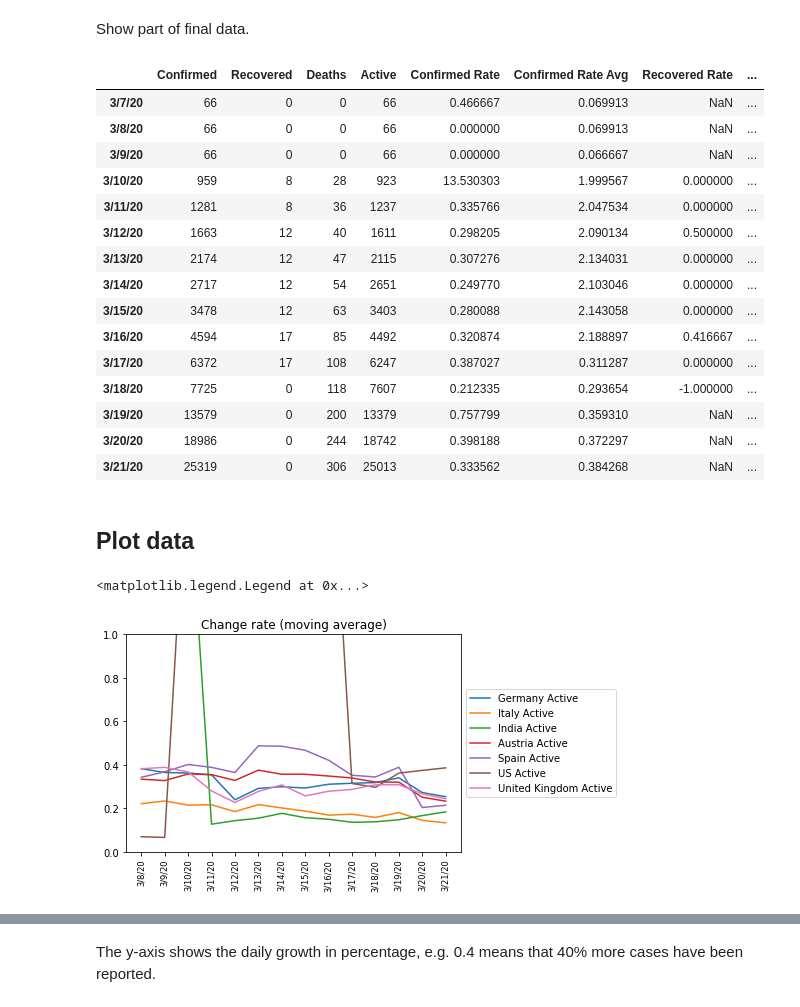
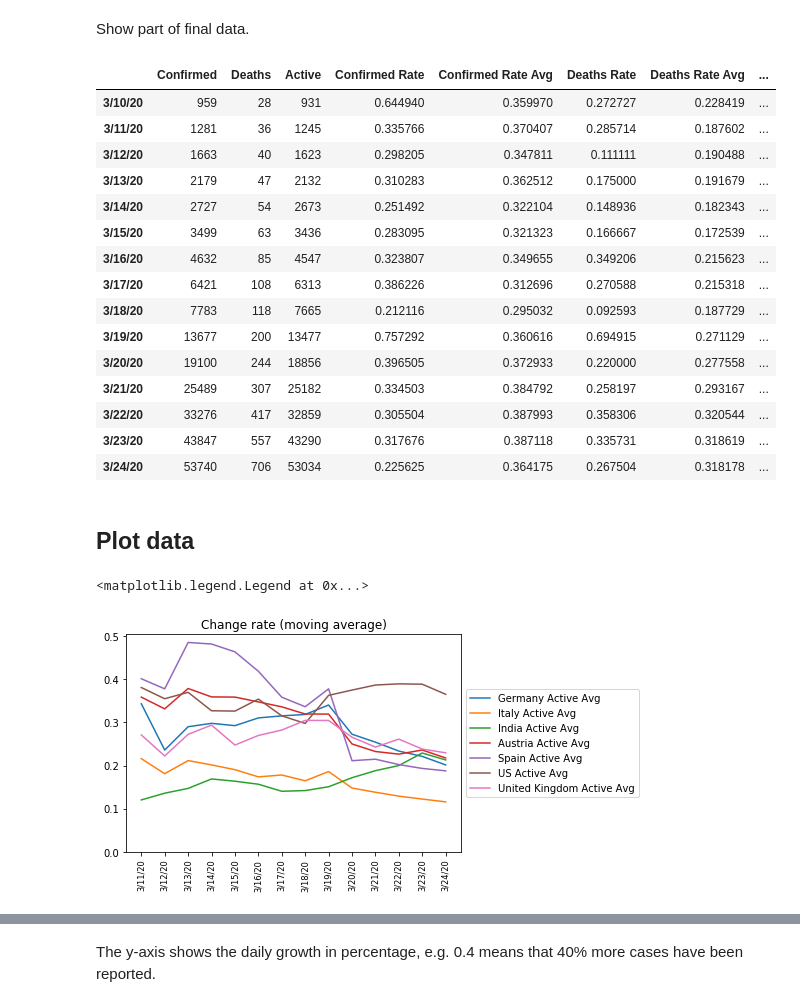
Before and after one commit to rpreiss07/covid19, a Jupyter notebook: index.ipynb, the cells around one changed output, grey strips where cells are left out. Saved outputs shown, nothing was run; the diff lists cells and outputs as text; code cells hidden in the pictures.

Commit message:
- Adapt to new address of data source - Remove RECOVERED as currently not supported by raw data - Remove work-around for decomposed countries - Use logarithmic scaling

```diff
--- a/index.ipynb
+++ b/index.ipynb
@@ -12,12 +12,13 @@ Read their terms of use! Last time I checked it, it is strictly for public use i
 import pandas as pd
 import numpy as np
 
-raw_types = [ "Confirmed", "Recovered", "Deaths" ]
+# raw_types = [ "Confirmed", "Recovered", "Deaths" ]
+raw_types = [ "Confirmed", "Deaths" ]
 
 raw_urls = {}
-raw_urls["Confirmed"] = "https://raw.githubusercontent.com/CSSEGISandData/COVID-19/master/csse_covid_19_data/csse_covid_19_time_series/time_series_19-covid-Confirmed.csv"
-raw_urls["Recovered"] = "https://raw.githubusercontent.com/CSSEGISandData/COVID-19/master/csse_covid_19_data/csse_covid_19_time_series/time_series_19-covid-Recovered.csv"
-raw_urls["Deaths"] = "https://raw.githubusercontent.com/CSSEGISandData/COVID-19/master/csse_covid_19_data/csse_covid_19_time_series/time_series_19-covid-Deaths.csv"
+raw_urls["Confirmed"] = "https://raw.githubusercontent.com/CSSEGISandData/COVID-19/master/csse_covid_19_data/csse_covid_19_time_series/time_series_covid19_confirmed_global.csv"
+# Deprecated: raw_urls["Recovered"] = "https://raw.githubusercontent.com/CSSEGISandData/COVID-19/master/csse_covid_19_data/csse_covid_19_time_series/time_series_19-covid-Recovered.csv"
+raw_urls["Deaths"] = "https://raw.githubusercontent.com/CSSEGISandData/COVID-19/master/csse_covid_19_data/csse_covid_19_time_series/time_series_covid19_deaths_global.csv"
 
 raw_df = {}
 for raw_type in raw_types:
@@ -52,7 +53,7 @@ Via the following list you can adapt which countries to be analyzed.
 
 Note: For some countries (e.g. China, United States), the input data is further decomposed into provinces/states. Only some of these countries are supported, see below.
 # %%
-countries = [ 'Germany', 'Italy', 'India', 'Austria', 'Spain' ]
+countries = [ 'Germany', 'Italy', 'India', 'Austria', 'Spain', 'US', 'United Kingdom' ]
 # %% [markdown]
 Check that all countries have accociated data.
 # %%
@@ -87,13 +88,14 @@ raw_df[raw_types[0]]
 # %%
 decomposed_countries = {}
 
+# Not required anymore, US now appears as sum as well
 # Use first 52 entries as list of states in US
-us_states = raw_df[raw_types[0]][raw_df[raw_types[0]]['Country/Region']=='US'][:52]
-decomposed_countries['US'] = us_states['Province/State'].tolist()
+#us_states = raw_df[raw_types[0]][raw_df[raw_types[0]]['Country/Region']=='US'][:52]
+#decomposed_countries['US'] = us_states['Province/State'].tolist()
 
 # decomposed_countries['US']
-uk_states = raw_df[raw_types[0]][raw_df[raw_types[0]]['Country/Region']=='United Kingdom']
-decomposed_countries['United Kingdom'] = uk_states['Province/State'].tolist()
+#uk_states = raw_df[raw_types[0]][raw_df[raw_types[0]]['Country/Region']=='United Kingdom']
+#decomposed_countries['United Kingdom'] = uk_states['Province/State'].tolist()
 # %% [markdown]
 ## Convert Data
 # %%
@@ -162,7 +164,9 @@ Show intermediate data.
 Enrich by computing Active = Confirmed - (Recovered + Deaths)
 # %%
 for country in ext_countries:
-    all[country]["Active"] = all[country]["Confirmed"] - (all[country]["Recovered"] + all[country]["Deaths"])
+    # Underlying data sets doesn't support RECOVERED anymore
+    #all[country]["Active"] = all[country]["Confirmed"] - (all[country]["Recovered"] + all[country]["Deaths"])
+    all[country]["Active"] = all[country]["Confirmed"] - (all[country]["Deaths"])
 
 raw_types_ext = raw_types.copy()
 raw_types_ext.append("Active")
@@ -208,47 +212,47 @@ Show part of final data.
 # %%
 all["US"].tail(15)
 # %% [output]
-|  | Confirmed | Recovered | Deaths | Active | Confirmed Rate | Confirmed Rate Avg | Recovered Rate | ... |
-| 3/7/20 | 66 | 0 | 0 | 66 | 0.466667 | 0.069913 | NaN | ... |
-| 3/8/20 | 66 | 0 | 0 | 66 | 0.000000 | 0.069913 | NaN | ... |
-| 3/9/20 | 66 | 0 | 0 | 66 | 0.000000 | 0.066667 | NaN | ... |
-| 3/10/20 | 959 | 8 | 28 | 923 | 13.530303 | 1.999567 | 0.000000 | ... |
-| 3/11/20 | 1281 | 8 | 36 | 1237 | 0.335766 | 2.047534 | 0.000000 | ... |
-| 3/12/20 | 1663 | 12 | 40 | 1611 | 0.298205 | 2.090134 | 0.500000 | ... |
-| 3/13/20 | 2174 | 12 | 47 | 2115 | 0.307276 | 2.134031 | 0.000000 | ... |
-| 3/14/20 | 2717 | 12 | 54 | 2651 | 0.249770 | 2.103046 | 0.000000 | ... |
-| 3/15/20 | 3478 | 12 | 63 | 3403 | 0.280088 | 2.143058 | 0.000000 | ... |
-| 3/16/20 | 4594 | 17 | 85 | 4492 | 0.320874 | 2.188897 | 0.416667 | ... |
-| 3/17/20 | 6372 | 17 | 108 | 6247 | 0.387027 | 0.311287 | 0.000000 | ... |
-| 3/18/20 | 7725 | 0 | 118 | 7607 | 0.212335 | 0.293654 | -1.000000 | ... |
-| 3/19/20 | 13579 | 0 | 200 | 13379 | 0.757799 | 0.359310 | NaN | ... |
-| 3/20/20 | 18986 | 0 | 244 | 18742 | 0.398188 | 0.372297 | NaN | ... |
-| 3/21/20 | 25319 | 0 | 306 | 25013 | 0.333562 | 0.384268 | NaN | ... |
+|  | Confirmed | Deaths | Active | Confirmed Rate | Confirmed Rate Avg | Deaths Rate | Deaths Rate Avg | ... |
+| 3/10/20 | 959 | 28 | 931 | 0.644940 | 0.359970 | 0.272727 | 0.228419 | ... |
+| 3/11/20 | 1281 | 36 | 1245 | 0.335766 | 0.370407 | 0.285714 | 0.187602 | ... |
+| 3/12/20 | 1663 | 40 | 1623 | 0.298205 | 0.347811 | 0.111111 | 0.190488 | ... |
+| 3/13/20 | 2179 | 47 | 2132 | 0.310283 | 0.362512 | 0.175000 | 0.191679 | ... |
+| 3/14/20 | 2727 | 54 | 2673 | 0.251492 | 0.322104 | 0.148936 | 0.182343 | ... |
+| 3/15/20 | 3499 | 63 | 3436 | 0.283095 | 0.321323 | 0.166667 | 0.172539 | ... |
+| 3/16/20 | 4632 | 85 | 4547 | 0.323807 | 0.349655 | 0.349206 | 0.215623 | ... |
+| 3/17/20 | 6421 | 108 | 6313 | 0.386226 | 0.312696 | 0.270588 | 0.215318 | ... |
+| 3/18/20 | 7783 | 118 | 7665 | 0.212116 | 0.295032 | 0.092593 | 0.187729 | ... |
+| 3/19/20 | 13677 | 200 | 13477 | 0.757292 | 0.360616 | 0.694915 | 0.271129 | ... |
+| 3/20/20 | 19100 | 244 | 18856 | 0.396505 | 0.372933 | 0.220000 | 0.277558 | ... |
+| 3/21/20 | 25489 | 307 | 25182 | 0.334503 | 0.384792 | 0.258197 | 0.293167 | ... |
+| 3/22/20 | 33276 | 417 | 32859 | 0.305504 | 0.387993 | 0.358306 | 0.320544 | ... |
+| 3/23/20 | 43847 | 557 | 43290 | 0.317676 | 0.387118 | 0.335731 | 0.318619 | ... |
+| 3/24/20 | 53740 | 706 | 53034 | 0.225625 | 0.364175 | 0.267504 | 0.318178 | ... |
 # %% [markdown]
 ## Plot data
 # %%
 import matplotlib.pyplot as plt
 
 number_of_days = 14
 
 for country in ext_countries:
     ts = all[country]["Active Rate Avg"].tail(number_of_days)
-    pl = ts.plot(label=country+" Active")
+    pl = ts.plot(label=country+" Active Avg")
 
     # Uncomment the following to add all lines in one figure
     #cl = plt.gca().lines[-1].get_color()
     #ts = all[country]["Deaths Rate Avg"].tail(number_of_days)
     #ts.plot(label=country+" Deaths", linestyle='dashed', color=cl)
 
 plt.title("Change rate (moving average)")
 plt.xticks(np.arange(number_of_days), all[country].tail(number_of_days).index.tolist(),
            fontsize='small', rotation='vertical')
 
 # Set maximum y-value
 axes = plt.gca()
 axes.set_ylim([0,min(axes.get_ylim()[1],1.0)])
 
 plt.legend(loc='center left', bbox_to_anchor=(1, 0.5))
 # %% [output]
 <matplotlib.legend.Legend at 0x...>
-[figure, old version]
+[figure, new version]
```
Also changed, not shown: parts of 10 cells of this notebook.
